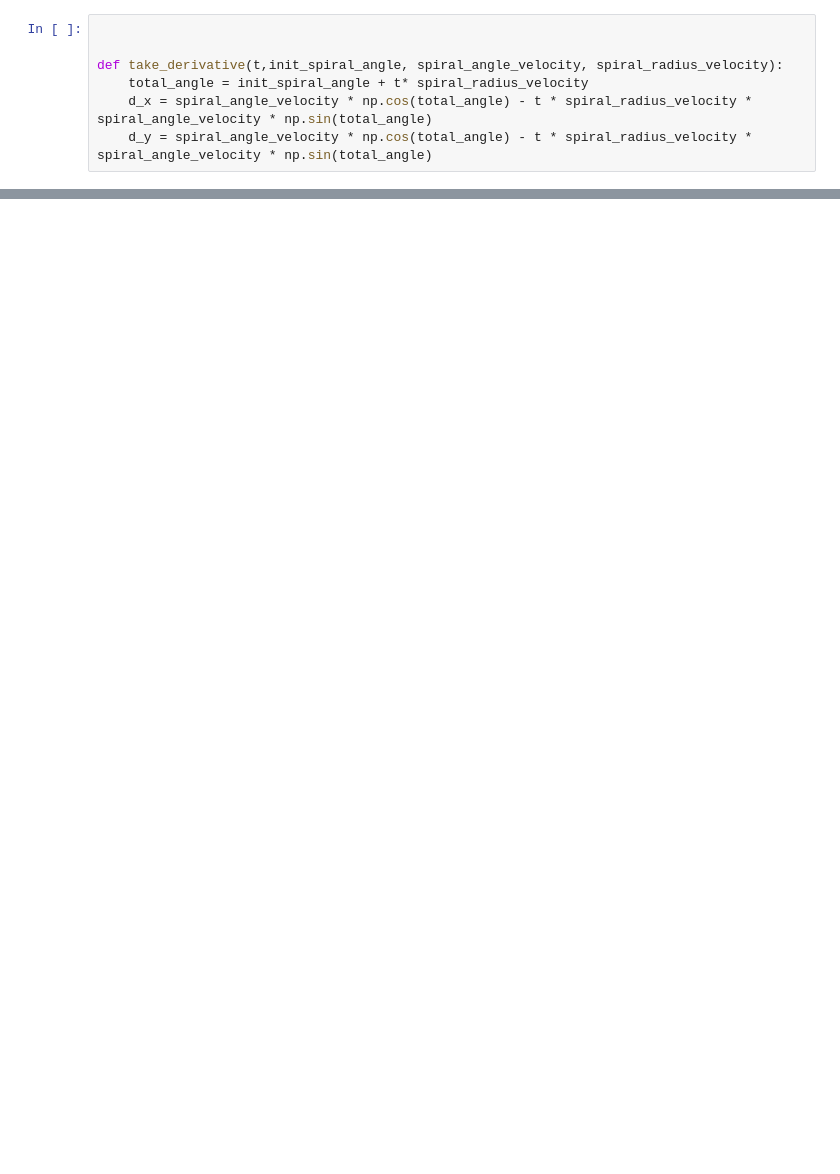
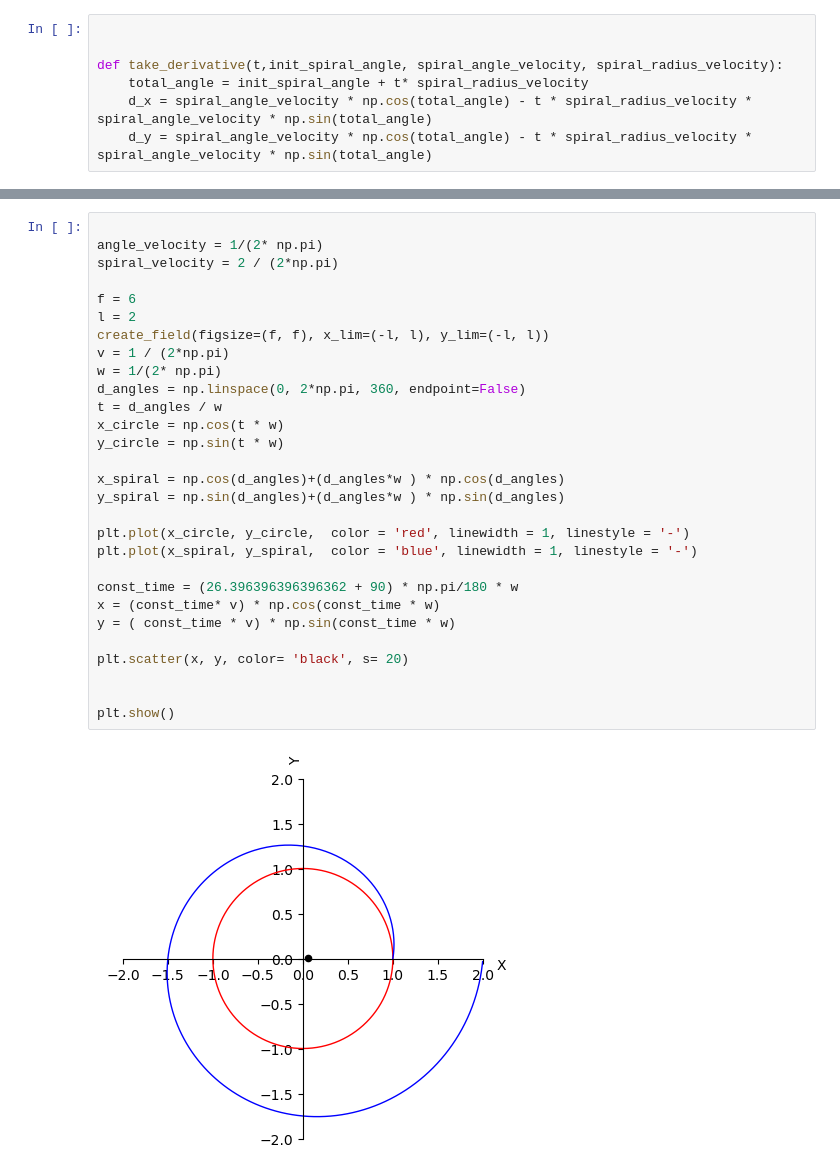
Before and after one commit to Kiril-Lazarov/Intersection-points-between-a-line-and-a-spiral, a Jupyter notebook: Intersection between a line and a spiral.ipynb, the cells around one changed output, grey strips where cells are left out. Saved outputs shown, nothing was run; the diff lists cells and outputs as text; blank space fills up the shorter version.

```diff
--- a/Intersection between a line and a spiral.ipynb
+++ b/Intersection between a line and a spiral.ipynb
@@ -286,0 +336,31 @@ plt.show()
+# %%
+
+angle_velocity = 1/(2* np.pi)
+spiral_velocity = 2 / (2*np.pi)
+
+f = 6
+l = 2
+create_field(figsize=(f, f), x_lim=(-l, l), y_lim=(-l, l))
+v = 1 / (2*np.pi)
+w = 1/(2* np.pi)
+d_angles = np.linspace(0, 2*np.pi, 360, endpoint=False)
+t = d_angles / w
+x_circle = np.cos(t * w)
+y_circle = np.sin(t * w)
+
+x_spiral = np.cos(d_angles)+(d_angles*w ) * np.cos(d_angles)
+y_spiral = np.sin(d_angles)+(d_angles*w ) * np.sin(d_angles)
+
+plt.plot(x_circle, y_circle,  color = 'red', linewidth = 1, linestyle = '-')
+plt.plot(x_spiral, y_spiral,  color = 'blue', linewidth = 1, linestyle = '-')
+
+const_time = (26.396396396396362 + 90) * np.pi/180 * w
+x = (const_time* v) * np.cos(const_time * w)
+y = ( const_time * v) * np.sin(const_time * w)
+
+plt.scatter(x, y, color= 'black', s= 20)
+
+
+plt.show()
+# %% [output]
+[figure, added]
```
Also changed, not shown: parts of 2 cells of this notebook.
